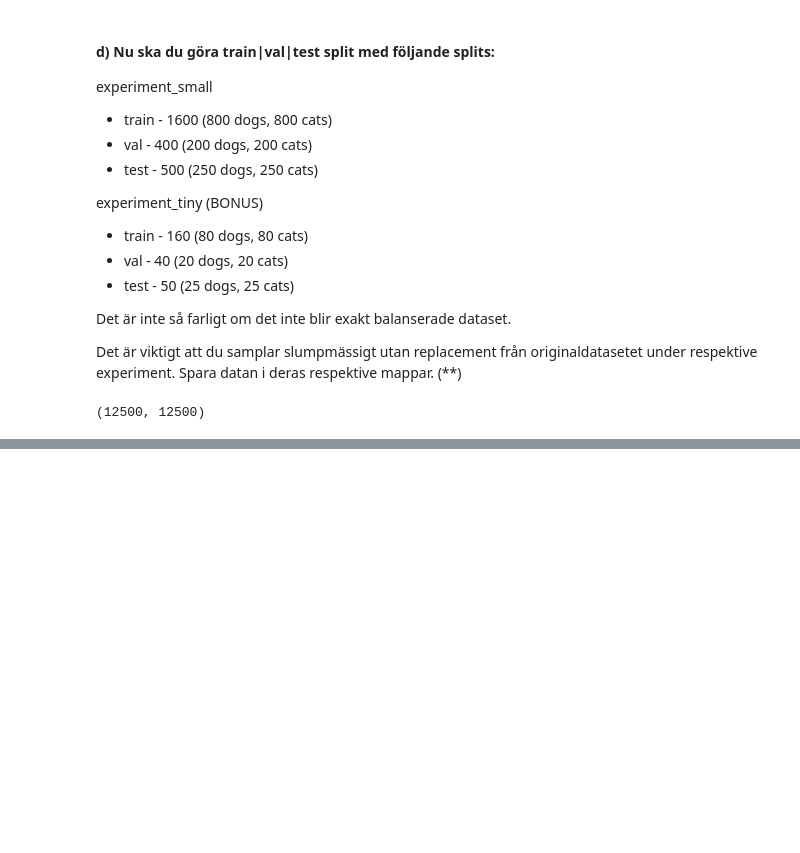
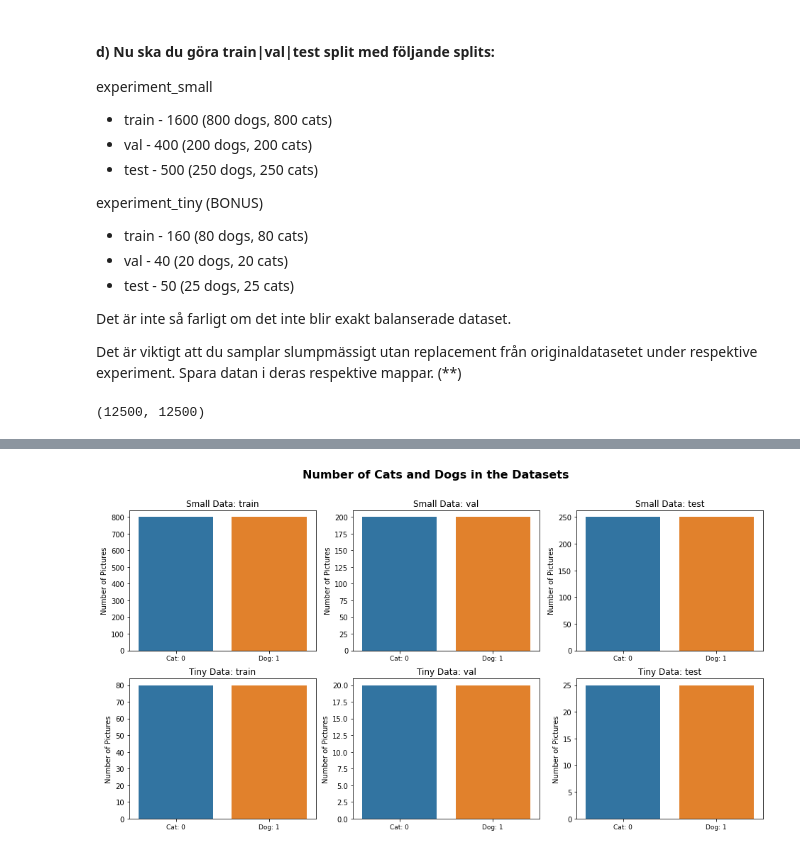
Before and after one commit to Anna-MariaSjolund/Deep-Learning-Anna-MariaSjolund, a Jupyter notebook: labs/lab_dogs_vs_cats.ipynb, the cells around one changed output, grey strips where cells are left out. Saved outputs shown, nothing was run; the diff lists cells and outputs as text; code cells hidden in the pictures; blank space fills up the shorter version.

```diff
--- a/labs/lab_dogs_vs_cats.ipynb
+++ b/labs/lab_dogs_vs_cats.ipynb
@@ -193,0 +204,14 @@ split_data(tiny_test, "experiment_tiny_data/test")
+# %%
+data = [y_train_small, y_val_small, y_test_small, y_train_tiny, y_val_tiny, y_test_tiny]
+dataset_name = ["Small Data: train", "Small Data: val", "Small Data: test", "Tiny Data: train", "Tiny Data: val", "Tiny Data: test"]
+# %%
+fig, axes = plt.subplots(2, 3, figsize=(16, 8))
+
+for ax, dataset, name in zip(axes.flatten(), data, dataset_name):
+    sns.countplot(x=dataset, ax=ax)
+    ax.set(title=name, ylabel="Number of Pictures")
+    ax.set_xticklabels(["Cat: 0", "Dog: 1"], size=9)
+
+fig.suptitle("Number of Cats and Dogs in the Datasets", size=16, fontweight="bold");
+# %% [output]
+[figure, added]
```
Also changed, not shown: parts of 17 cells of this notebook.
